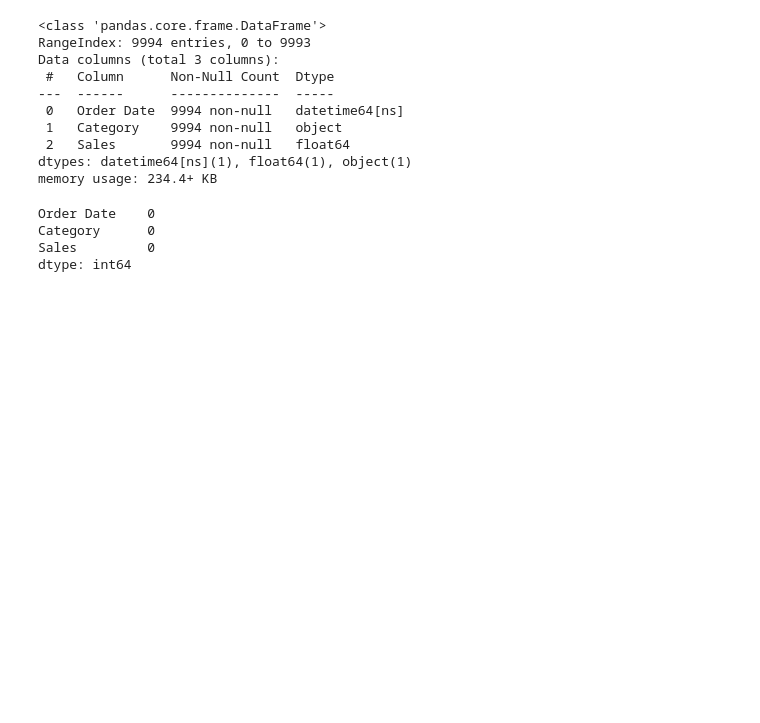
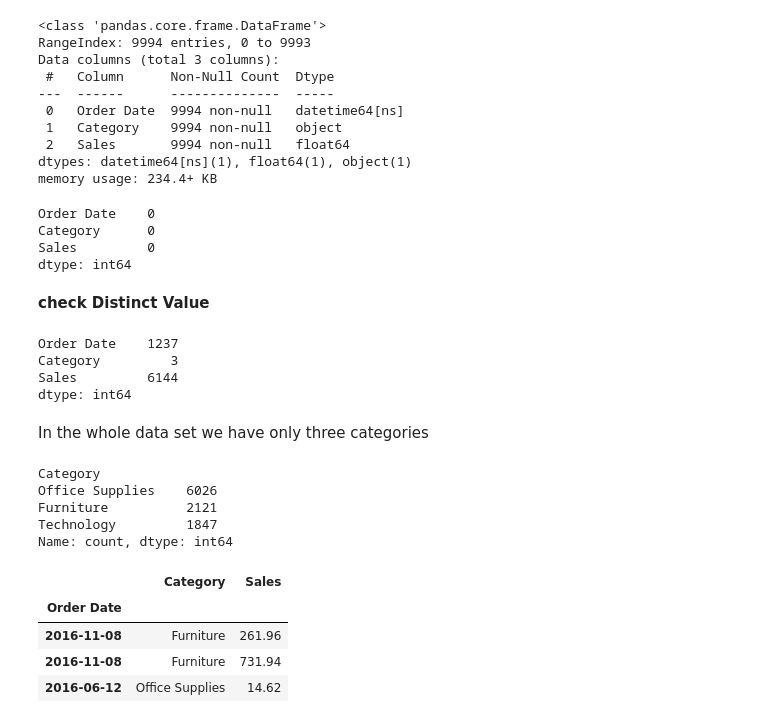
Before and after one commit to Suryasadasivam/Time_series_practice, a Jupyter notebook: Time_series_data_EDA.ipynb, the cells around one changed output. Drawn from its saved outputs; the diff is of its cells as text; code cells hidden in the pictures; blank space fills up the shorter version.

```diff
--- a/Time_series_data_EDA.ipynb
+++ b/Time_series_data_EDA.ipynb
@@ -80,3 +80,36 @@ Order Date    0
 Category      0
 Sales         0
 dtype: int64
+# %% [markdown]
+**check Distinct Value**
+# %%
+sales.nunique()
+# %% [output]
+Order Date    1237
+Category         3
+Sales         6144
+dtype: int64
+# %% [markdown]
+In the whole data set we have only three categories
+# %%
+#Display the category and their frequency
+sales['Category'].value_counts()
+# %% [output]
+Category
+Office Supplies    6026
+Furniture          2121
+Technology         1847
+Name: count, dtype: int64
+# %%
+#Set Order Date as Index
+
+sales["Order Date"]=pd.to_datetime(sales['Order Date'])
+sales.set_index("Order Date", inplace=True)
+# %%
+sales.head(3)
+# %% [output]
+|  | Category | Sales |
+| Order Date |  |  |
+| 2016-11-08 | Furniture | 261.96 |
+| 2016-11-08 | Furniture | 731.94 |
+| 2016-06-12 | Office Supplies | 14.62 |
```
Also changed, not shown: parts of 20 cells of this notebook.
